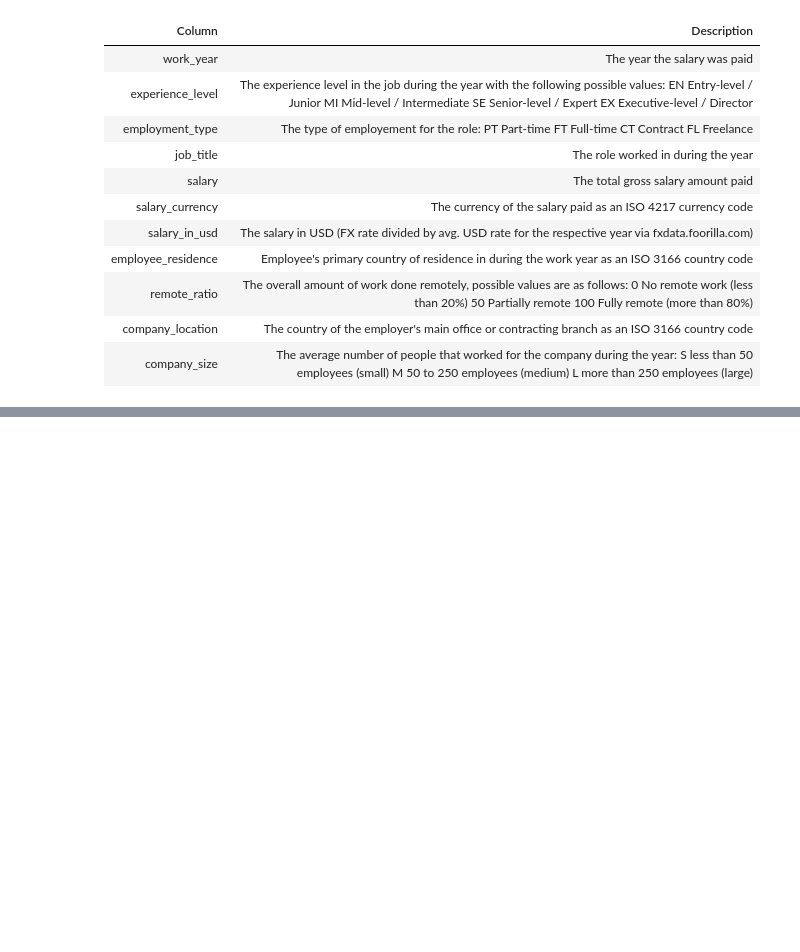
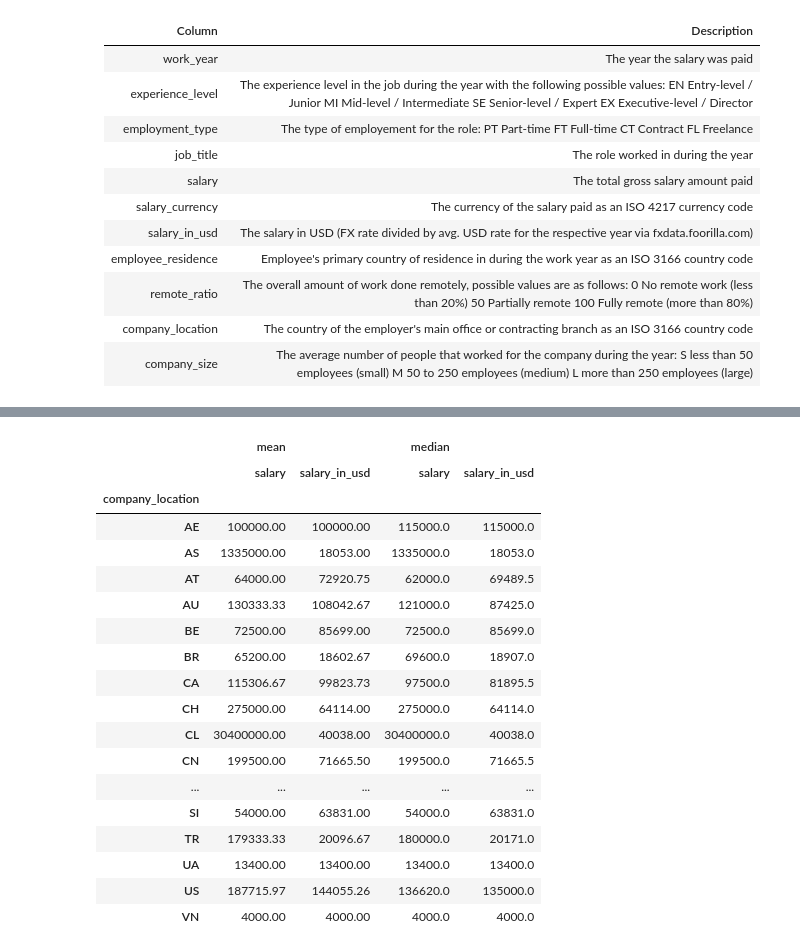
Before and after one commit to stakun/DE_Sprint, a Jupyter notebook: TASK1_5_HW/TASK1_5_HW.ipynb, the cells around one changed output, grey strips where cells are left out. Cells and saved outputs as stored; diff of their text form; code cells hidden in the pictures; blank space fills up the shorter version.

```diff
--- a/TASK1_5_HW/TASK1_5_HW.ipynb
+++ b/TASK1_5_HW/TASK1_5_HW.ipynb
@@ -91,0 +364,34 @@ company_size | The average number of people that worked for the company during t
+# %%
+# Создадим функцию, которая на основе данных из столбца `job_title`
+# сформирует новый столбец `job_category`в которые войдут определенные
+# нами категории.
+
+def categorize_job(list):
+  if "AI" in list:
+    return "AI"
+  elif "Big Data" in list:
+    return "BD"
+  elif "Analy" in list:
+    return "DA"
+  elif "Research Scientist" in list:
+    return "DA"
+  elif "Data Engin" in list:
+    return "DE"
+  elif "ETL" in list:
+    return "DE"
+  elif "Data Architect" in list:
+    return "DE"
+  elif "Computer Vision" in list:
+    return "DL"
+  elif "NLP" in list:
+    return "DL"
+  elif "Data Scien" in list:
+    return "DS"
+  elif "Head of Data" in list:
+    return "DS"
+  elif "Data Specialist" in list:
+    return "DS"
+  elif "Machine Learning" or "ML" in list:
+    return "ML"
+  else:
+    return "Other"
@@ -91,0 +511,26 @@ company_size | The average number of people that worked for the company during t
+# %%
+# Создадим сводную таблицу по регионам компаний (столбец `company_location`)
+# и применим агрегирующие # функции к столбцам `salary` и `salary_in_usd`.
+# Результат округлим до 2 знаков
+
+np.round(pd.pivot_table(ds_salaries, index=['company_location'], values=['salary', 'salary_in_usd'], aggfunc=[np.mean, np.median]), 2)
+# %% [output]
+|  | mean |  | median |  |
+|  | salary | salary_in_usd | salary | salary_in_usd |
+| company_location |  |  |  |  |
+| AE | 100000.00 | 100000.00 | 115000.0 | 115000.0 |
+| AS | 1335000.00 | 18053.00 | 1335000.0 | 18053.0 |
+| AT | 64000.00 | 72920.75 | 62000.0 | 69489.5 |
+| AU | 130333.33 | 108042.67 | 121000.0 | 87425.0 |
+| BE | 72500.00 | 85699.00 | 72500.0 | 85699.0 |
+| BR | 65200.00 | 18602.67 | 69600.0 | 18907.0 |
+| CA | 115306.67 | 99823.73 | 97500.0 | 81895.5 |
+| CH | 275000.00 | 64114.00 | 275000.0 | 64114.0 |
+| CL | 30400000.00 | 40038.00 | 30400000.0 | 40038.0 |
+| CN | 199500.00 | 71665.50 | 199500.0 | 71665.5 |
+| ... | ... | ... | ... | ... |
+| SI | 54000.00 | 63831.00 | 54000.0 | 63831.0 |
+| TR | 179333.33 | 20096.67 | 180000.0 | 20171.0 |
+| UA | 13400.00 | 13400.00 | 13400.0 | 13400.0 |
+| US | 187715.97 | 144055.26 | 136620.0 | 135000.0 |
+| VN | 4000.00 | 4000.00 | 4000.0 | 4000.0 |
```
Also changed, not shown: parts of 46 cells of this notebook.
